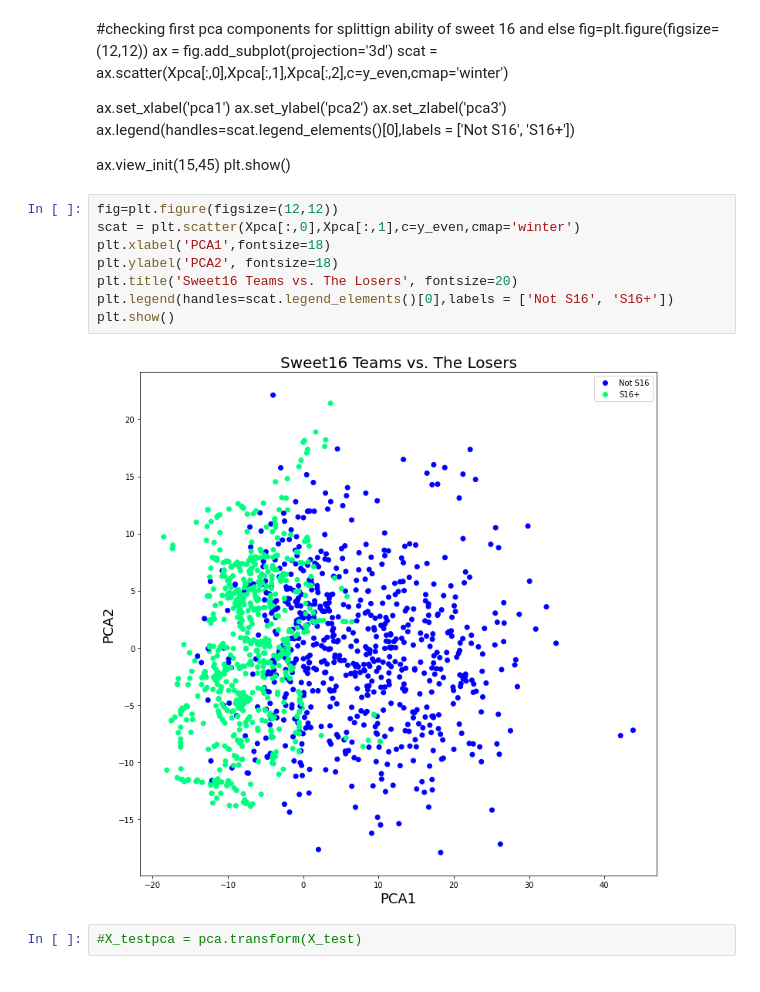
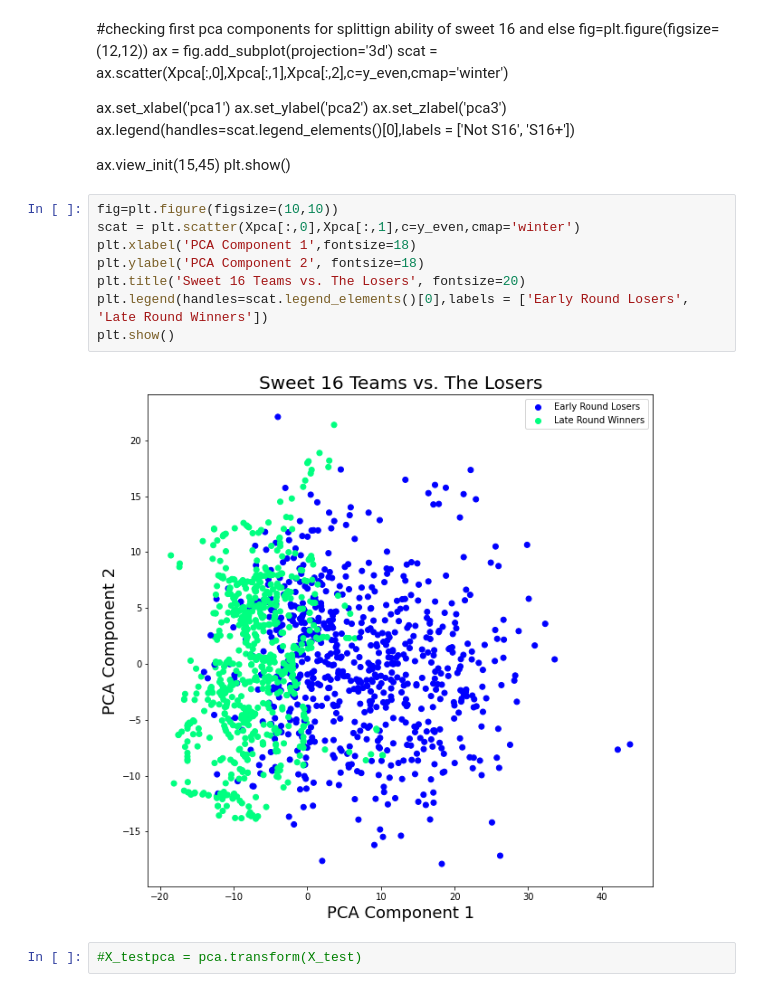
Before and after one commit to GrahamAnto/NCAA_Bball, a Jupyter notebook: FINAL_cross_validation_testing.ipynb, the cells around one changed output. Cells and saved outputs as stored; diff of their text form.

```diff
--- a/FINAL_cross_validation_testing.ipynb
+++ b/FINAL_cross_validation_testing.ipynb
@@ -107,15 +107,15 @@ ax.legend(handles=scat.legend_elements()[0],labels = ['Not S16', 'S16+'])
 ax.view_init(15,45)
 plt.show()
 # %%
-fig=plt.figure(figsize=(12,12))
+fig=plt.figure(figsize=(10,10))
 scat = plt.scatter(Xpca[:,0],Xpca[:,1],c=y_even,cmap='winter')
-plt.xlabel('PCA1',fontsize=18)
-plt.ylabel('PCA2', fontsize=18)
-plt.title('Sweet16 Teams vs. The Losers', fontsize=20)
-plt.legend(handles=scat.legend_elements()[0],labels = ['Not S16', 'S16+'])
+plt.xlabel('PCA Component 1',fontsize=18)
+plt.ylabel('PCA Component 2', fontsize=18)
+plt.title('Sweet 16 Teams vs. The Losers', fontsize=20)
+plt.legend(handles=scat.legend_elements()[0],labels = ['Early Round Losers', 'Late Round Winners'])
 plt.show()
 # %% [output]
-[figure, old version]
+[figure, new version]
 # %%
 #X_testpca = pca.transform(X_test)
 # %%
```
Also changed, not shown: parts of 1 cell of this notebook, 1 other file.
